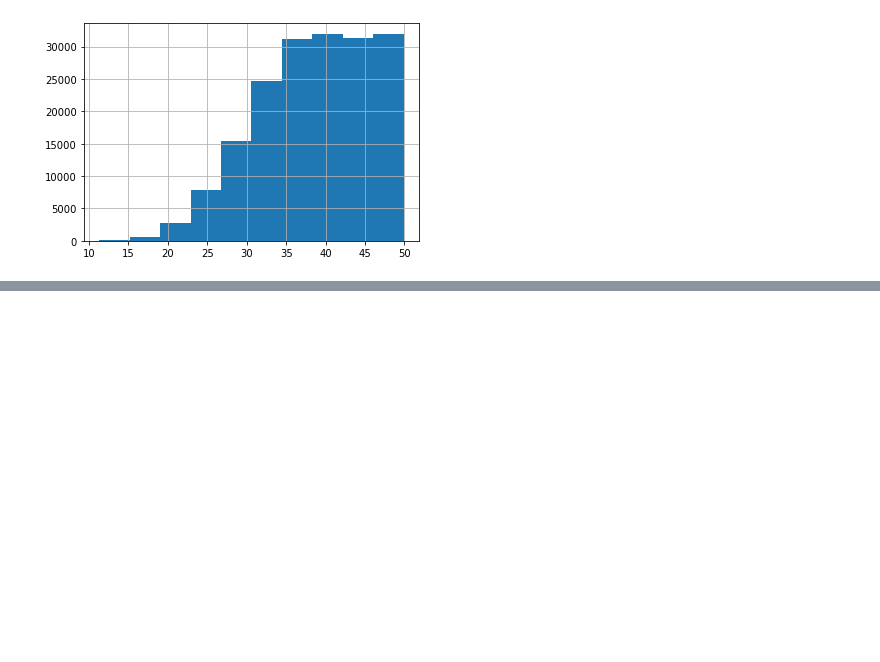
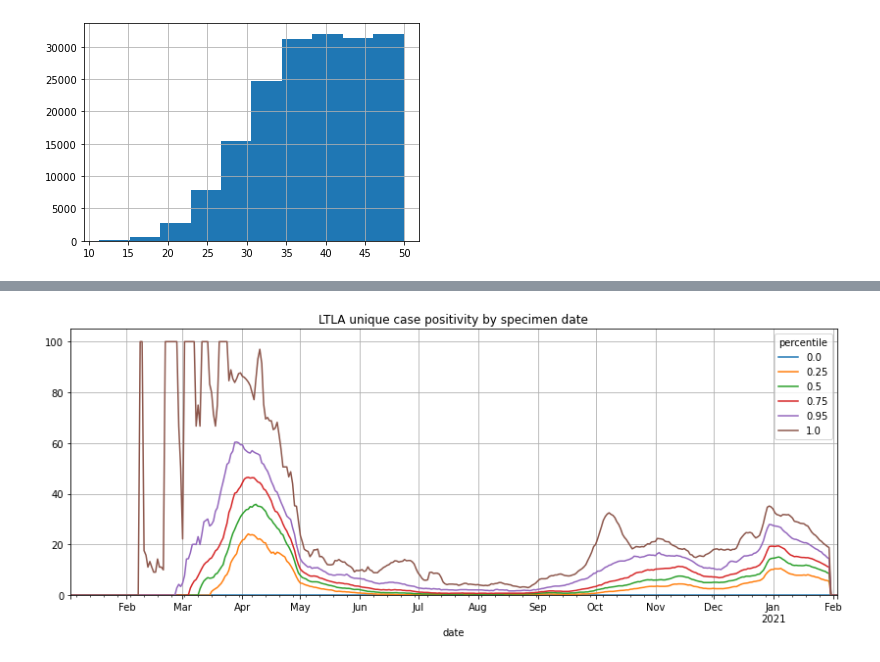
Before and after one commit to cjw296/coronavirus, a Jupyter notebook: area_percentiles.ipynb, the cells around one changed output, grey strips where cells are left out. Cells and saved outputs as stored; diff of their text form; code cells hidden in the pictures; blank space fills up the shorter version.

```diff
--- a/area_percentiles.ipynb
+++ b/area_percentiles.ipynb
@@ -43,0 +56,4 @@ newCasesBySpecimenDateRollingRate[(newCasesBySpecimenDateRollingRate>0) & (newCa
+# %%
+plot_quantiles(Map(s.unique_cases_positivity_sum, add_population=False).for_area_type(ltla))
+# %% [output]
+[figure, added]
```
Also changed, not shown: parts of 5 cells of this notebook, 1 other file.
